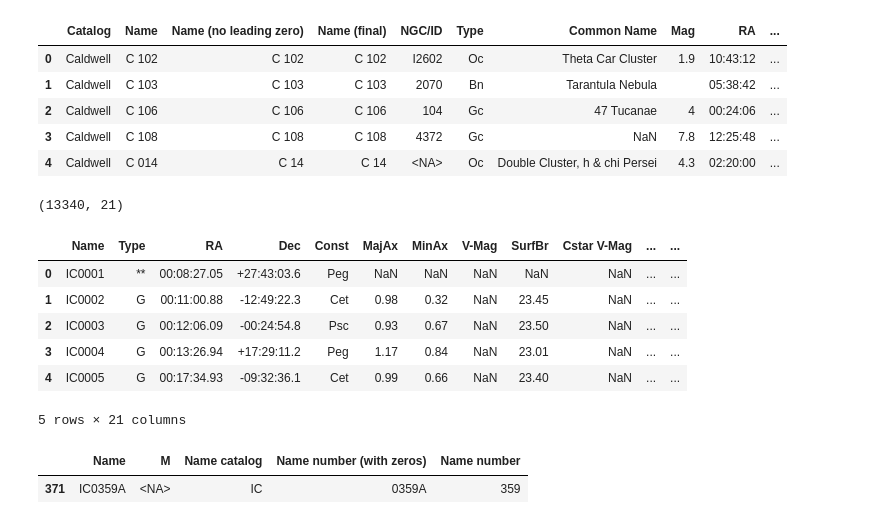
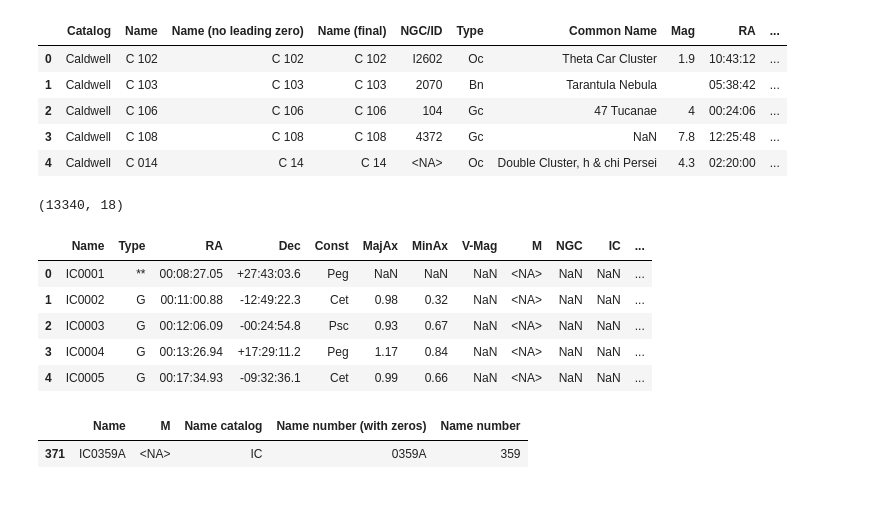
Before and after one commit to DwarfTelescopeUsers/dwarfii-stellarium-goto, a Jupyter notebook: notebooks/5_create_catalogues.ipynb, the cells around one changed output. Cells and saved outputs as stored; diff of their text form; code cells hidden in the pictures.

```diff
--- a/notebooks/5_create_catalogues.ipynb
+++ b/notebooks/5_create_catalogues.ipynb
@@ -49,11 +43,15 @@ df.to_csv(openngc_path, index=False)
 # %%
 openngc_columns = [
-    'Name', 'Type', 'RA', 'Dec', 'Const', 'MajAx', 'MinAx', 'V-Mag', 'SurfBr',
-    'Cstar V-Mag',
-    'M', 'NGC', 'IC', 'Cstar Names', 'Common names'
+    'Name', 'Type', 'RA', 'Dec', 'Const', 'MajAx', 'MinAx', 'V-Mag',
+    'M', 'NGC', 'IC',  'Common names'
 ]
 mike_columns = [
     'Catalog',
     'Name', 'Name (no leading zero)', 'Name (final)', 'Common Name', 'NGC/ID',
     "Width (')", "Height (')", 'Mag', 'Type', 'RA', 'Dec'
 ]
+
+hyg_columns = [
+    'hip',  'hd', 'hr',
+    'proper', 'ra', 'dec', 'mag', 'con'
+]
@@ -60,7 +60,8 @@ mike_columns = [
 # %%
 ngc_df = pd.read_csv(openngc_path, usecols=openngc_columns, dtype={'M': pd.Int64Dtype()})
 ngc_df = ngc_df[ngc_df['Type'] != 'Dup']
+ngc_df.loc[ngc_df['M'] == 65, 'Common names'] = 'Leo Triplet'
 
 log_df(ngc_df)
-# (13340, 15)
+# (13340, 12)
 # %% [output]
@@ -136,38 +137,18 @@ log_df(mike_df)
 | 3 | Caldwell | C 108 | C 108 | C 108 | 4372 | Gc | NaN | 7.8 | 12:25:48 | ... |
 | 4 | Caldwell | C 014 | C 14 | C 14 | <NA> | Oc | Double Cluster, h & chi Persei | 4.3 | 02:20:00 | ... |
 # %%
-df = ngc_df.copy()
-
-# get catalog and number
-df[['Name catalog','Name number (with zeros)' ]] = df['Name'].str.strip().str.extract('^([A-Za-z]+)([0-9 A-Z]+)', expand=True)
-df['Name normalized'] = df['Name number (with zeros)'].str.extract('^0*([0-9 A-Z]+)')
-
-# handle IC and Messier objects
-df.loc[df['Name catalog'] == 'IC',  'IC name'] = 'IC ' + df['Name normalized']
-df.loc[df['Name catalog'] == 'M',  'M name'] = 'M ' + df['Name normalized']
-
-df['Name normalized'] = df['Name catalog'] + ' ' + df['Name normalized']
-
-df['Name number'] = df['Name number (with zeros)'].str.extract('([0-9]+)')
-df['Name number'] = df['Name number'].astype(int)
-
-# If object is a Messier object, use Messier data as the name
-df.loc[df['M'].notna(), 'Name normalized'] = 'M ' + df['M'].astype(str)
-df.loc[df['M'].notna(),  'Name catalog'] = 'M'
-df.loc[df['M'].notna(),  'Name number'] = df['M']
-
+df = format_ngc_catalog(ngc_df)
 
 log_df(df)
-# (13340, 21)
+# (13340, 18)
 # %% [output]
-(13340, 21)
+(13340, 18)
-|  | Name | Type | RA | Dec | Const | MajAx | MinAx | V-Mag | SurfBr | Cstar V-Mag | ... | ... |
-| 0 | IC0001 | ** | 00:08:27.05 | +27:43:03.6 | Peg | NaN | NaN | NaN | NaN | NaN | ... | ... |
-| 1 | IC0002 | G | 00:11:00.88 | -12:49:22.3 | Cet | 0.98 | 0.32 | NaN | 23.45 | NaN | ... | ... |
-| 2 | IC0003 | G | 00:12:06.09 | -00:24:54.8 | Psc | 0.93 | 0.67 | NaN | 23.50 | NaN | ... | ... |
-| 3 | IC0004 | G | 00:13:26.94 | +17:29:11.2 | Peg | 1.17 | 0.84 | NaN | 23.01 | NaN | ... | ... |
-| 4 | IC0005 | G | 00:17:34.93 | -09:32:36.1 | Cet | 0.99 | 0.66 | NaN | 23.40 | NaN | ... | ... |
+|  | Name | Type | RA | Dec | Const | MajAx | MinAx | V-Mag | M | NGC | IC | ... |
+| 0 | IC0001 | ** | 00:08:27.05 | +27:43:03.6 | Peg | NaN | NaN | NaN | <NA> | NaN | NaN | ... |
+| 1 | IC0002 | G | 00:11:00.88 | -12:49:22.3 | Cet | 0.98 | 0.32 | NaN | <NA> | NaN | NaN | ... |
+| 2 | IC0003 | G | 00:12:06.09 | -00:24:54.8 | Psc | 0.93 | 0.67 | NaN | <NA> | NaN | NaN | ... |
+| 3 | IC0004 | G | 00:13:26.94 | +17:29:11.2 | Peg | 1.17 | 0.84 | NaN | <NA> | NaN | NaN | ... |
+| 4 | IC0005 | G | 00:17:34.93 | -09:32:36.1 | Cet | 0.99 | 0.66 | NaN | <NA> | NaN | NaN | ... |
-5 rows × 21 columns
 # %%
 df[df['Name']=='IC0359A'][['Name', 'M',  'Name catalog', 'Name number (with zeros)', 'Name number']]
 # %% [output]
```
Also changed, not shown: parts of 51 cells of this notebook, 11 other files.
